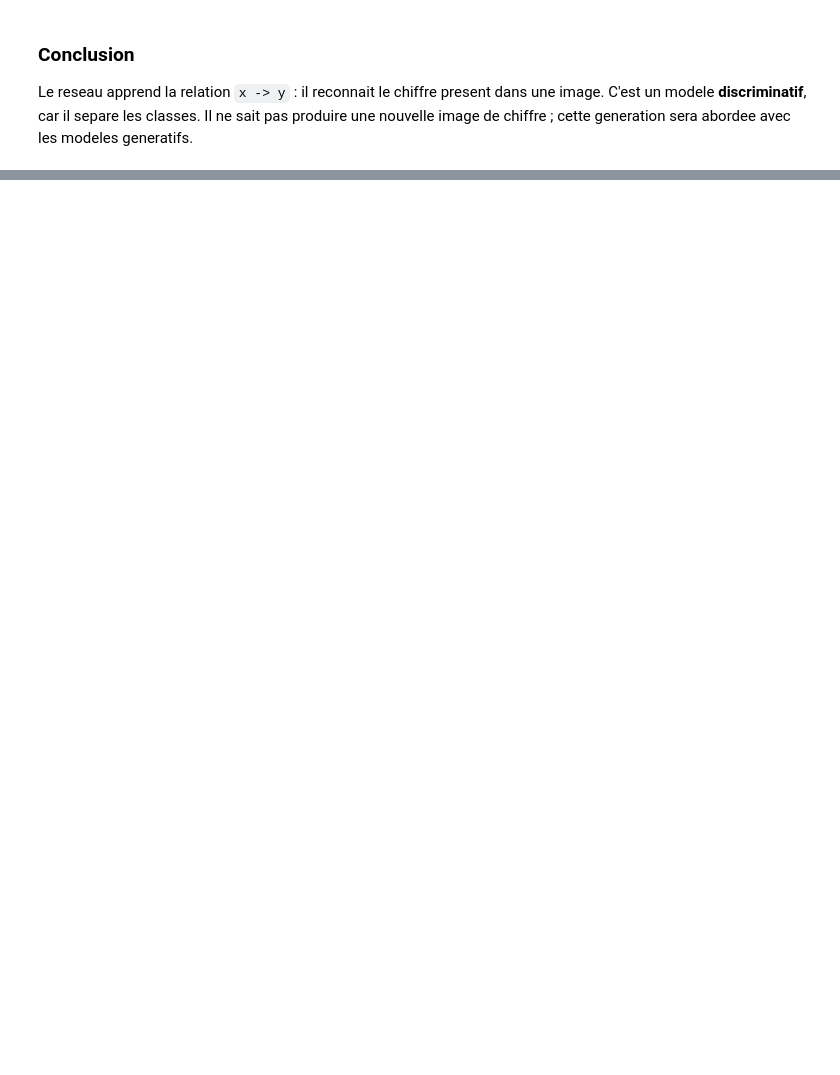
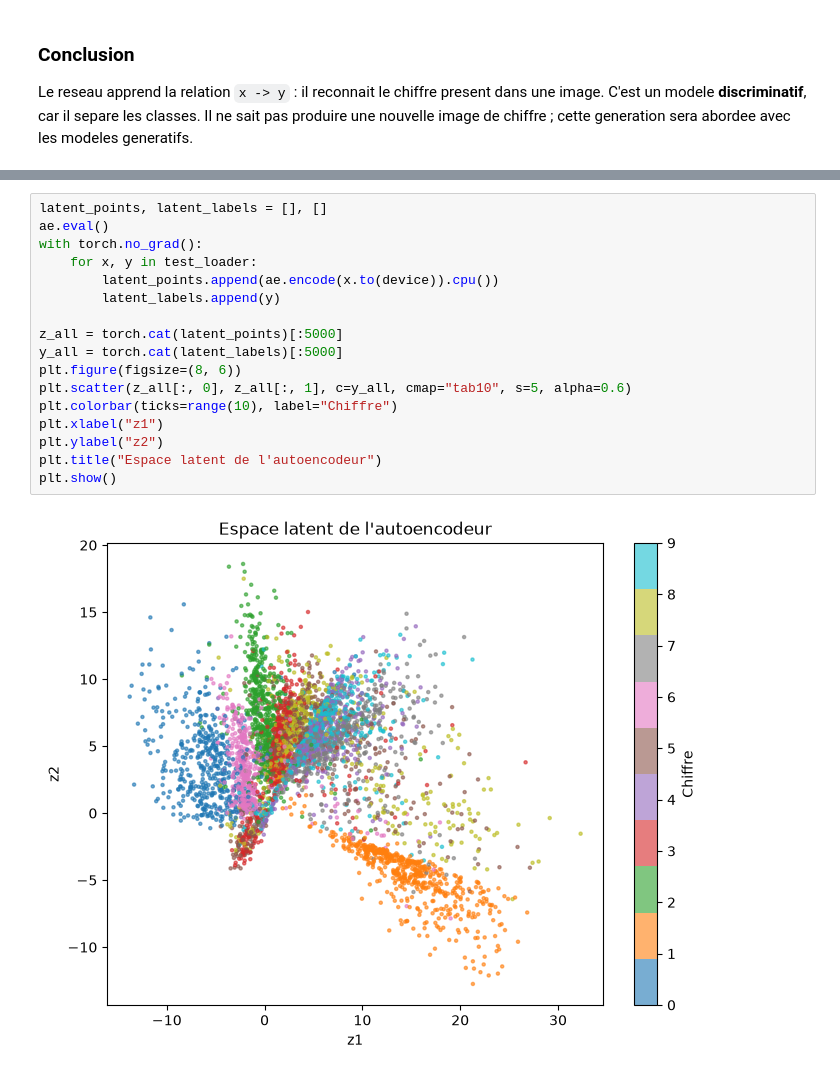
Before and after one commit to Hiba-Benyassine/Modeles_generatifs, a Jupyter notebook: lab.ipynb, the cells around one changed output, grey strips where cells are left out. Drawn from its saved outputs; the diff is of its cells as text; blank space fills up the shorter version.

Commit message:
Partie II — Autoencodeur

```diff
--- a/lab.ipynb
+++ b/lab.ipynb
@@ -168,0 +298,19 @@ Le reseau apprend la relation `x -> y` : il reconnait le chiffre present dans un
+# %%
+latent_points, latent_labels = [], []
+ae.eval()
+with torch.no_grad():
+    for x, y in test_loader:
+        latent_points.append(ae.encode(x.to(device)).cpu())
+        latent_labels.append(y)
+
+z_all = torch.cat(latent_points)[:5000]
+y_all = torch.cat(latent_labels)[:5000]
+plt.figure(figsize=(8, 6))
+plt.scatter(z_all[:, 0], z_all[:, 1], c=y_all, cmap="tab10", s=5, alpha=0.6)
+plt.colorbar(ticks=range(10), label="Chiffre")
+plt.xlabel("z1")
+plt.ylabel("z2")
+plt.title("Espace latent de l'autoencodeur")
+plt.show()
+# %% [output]
+[figure, added]
```
Also changed, not shown: parts of 15 cells of this notebook.
